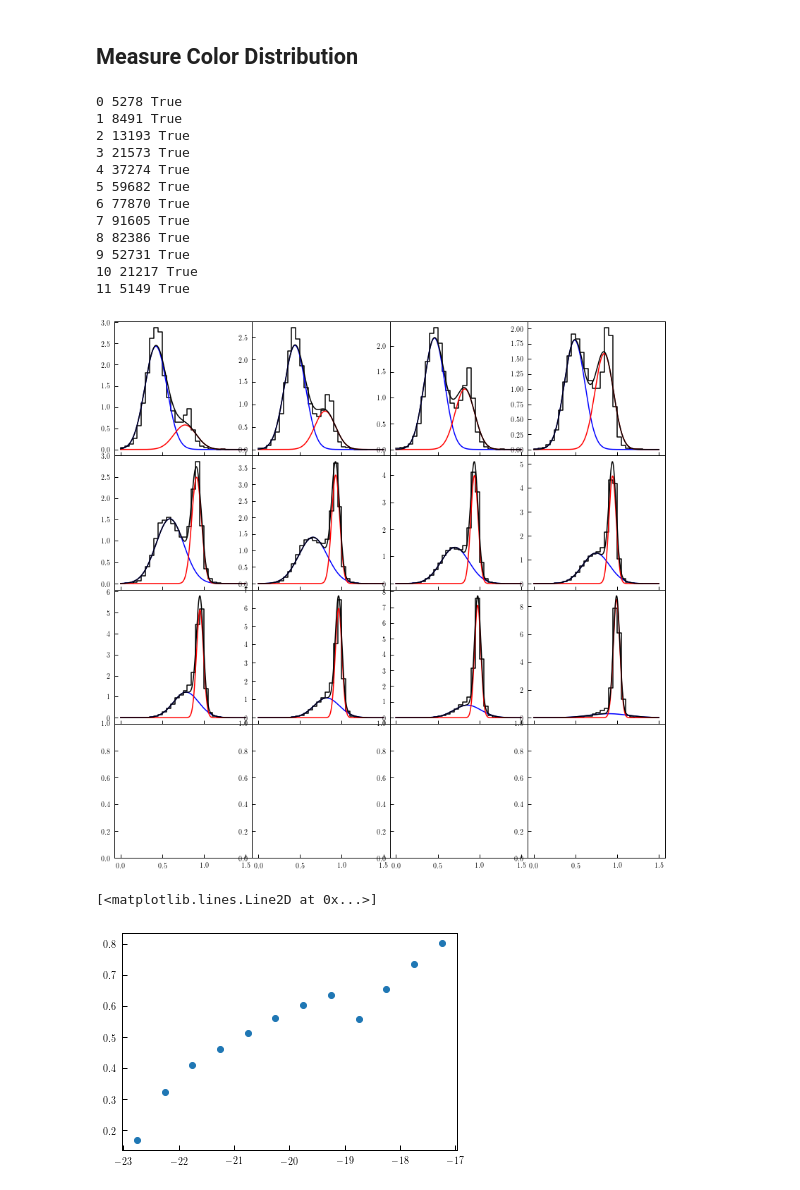
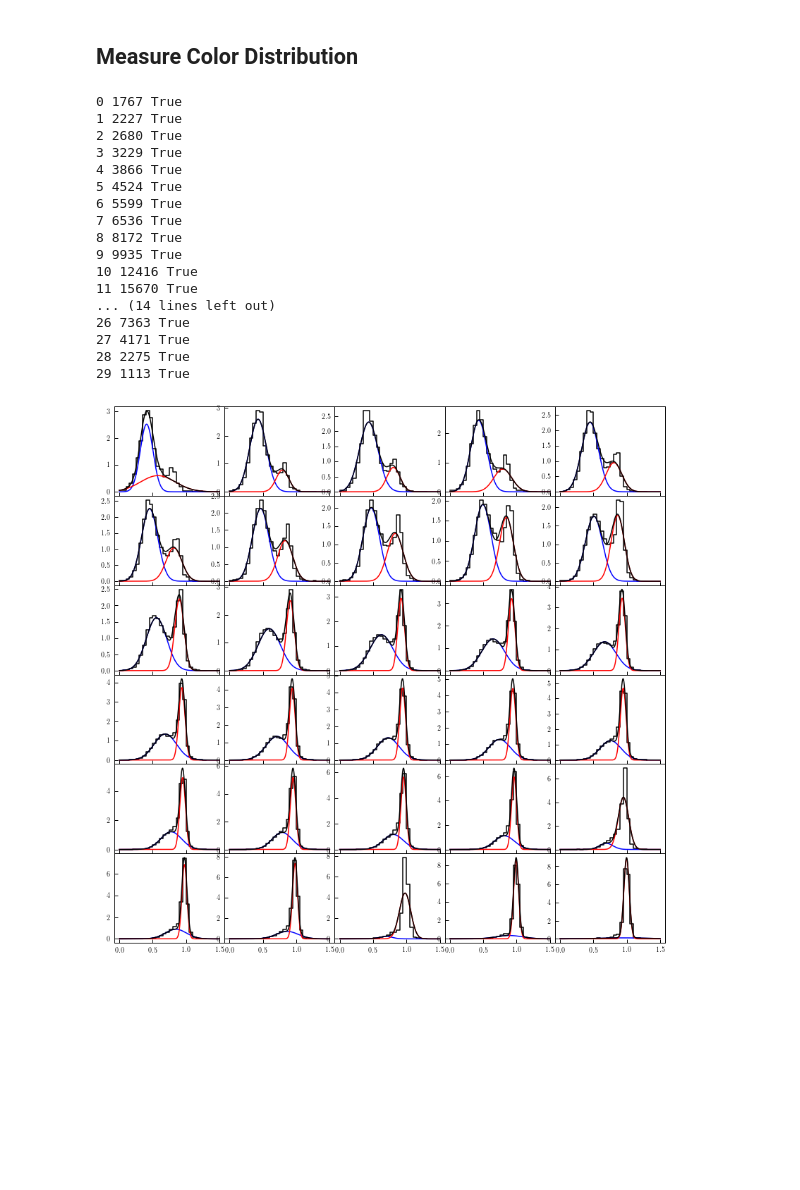
Before and after one commit to duncandc/galaxy_shapes, a Jupyter notebook: sdss_measurements/notebooks/galaxy_color.ipynb, the cells around one changed output. Drawn from its saved outputs; the diff is of its cells as text; code cells hidden in the pictures; blank space fills up the shorter version.

```diff
--- a/sdss_measurements/notebooks/galaxy_color.ipynb
+++ b/sdss_measurements/notebooks/galaxy_color.ipynb
@@ -51,6 +51,6 @@ plt.show()
 # make completeness cut
 from galaxy_shapes.sdss_measurements.estimate_completeness import z_lim
 zz = maximum_redshift(t['ABSMAG_r0.1'], cosmo=cosmo)
-comp_mask = (t['Z'] <= zz)
+comp_mask = (t['Z'] <= zz) & (t['ABSMAG_r0.1']<0) & (t['ABSMAG_r0.1']-t['ABSMAG_r0.1']<1.5)
 t=t[comp_mask]
 color = color[comp_mask]
@@ -57,17 +64,18 @@ color = color[comp_mask]
 # %% [markdown]
 ## Measure Color Distribution
 # %%
-mag_bins = np.arange(-23,-16.9,0.5)[::-1]
+mag_bins = np.arange(-23,-16.9,0.2)[::-1]
 mag_bin_centers = (mag_bins[:-1]+mag_bins[1:])/2.0
 color_bins = np.arange(0,1.4,0.05)
 xsample=np.linspace(0,1.5,1000)
 # %%
 from sklearn.mixture import GaussianMixture
 from scipy.stats import norm
-gmm = GaussianMixture(n_components=2, means_init=[[0.3],[1.0]])
+gmm = GaussianMixture(n_components=2, means_init=[[0.3],[1.0]],
+                      covariance_type='spherical', precisions_init=[1.0/0.1**2, 1.0/0.1**2])
 # %%
 # row and column sharing
-fig, axes = plt.subplots(4, 4, sharex=True, sharey=False, figsize=(14.0,14.0))
+fig, axes = plt.subplots(6, 5, sharex=True, sharey=False, figsize=(14.0,14.0))
 axes = axes.flatten()
 plt.subplots_adjust(wspace=0, hspace=0)
 
@@ -78,52 +86,51 @@ s1s = np.zeros(N)
 s2s = np.zeros(N)
 fs = np.zeros(N)
 for i in range(0,N):
     mask = (t['ABSMAG_r0.1']<mag_bins[i]) & (t['ABSMAG_r0.1']>mag_bins[i+1])
     N = np.sum(mask)
 
     X = color[mask]
     X = X.reshape((N,1))
     res = gmm.fit(X)
     m1, m2 = res.means_
-    s1, s2 = np.sqrt((res.covariances_[0][0], res.covariances_[1][0]))
+    s1, s2 = np.sqrt((res.covariances_[0], res.covariances_[1]))
     f = res.weights_[0]
 
     m1s[i] = m1
     m2s[i] = m2
-    s1s[i] = s1
-    s2s[i] = s2
+    s1s[i] = np.sqrt(s1)
+    s2s[i] = np.sqrt(s2)
     fs[i] = f
 
     counts = np.histogram(color[mask], bins=color_bins)[0]
     counts = 1.0*counts/np.sum(counts)/np.diff(color_bins)
     ax = axes[i]
     ax.step(color_bins[:-1], counts, where='post', color='black')
 
     ax.plot(xsample, f*norm.pdf(xsample, loc=m1, scale=s1), color='blue')
     ax.plot(xsample, (1-f)*norm.pdf(xsample, loc=m2, scale=s2), color='red')
     ax.plot(xsample, f*norm.pdf(xsample, loc=m1, scale=s1)+(1-f)*norm.pdf(xsample, loc=m2, scale=s2), color='black')
 
     print(i, N, res.converged_)
 
 
 plt.show()
 # %% [output]
-0 5278 True
-1 8491 True
-2 13193 True
-3 21573 True
-4 37274 True
-5 59682 True
-6 77870 True
-7 91605 True
-8 82386 True
-9 52731 True
-10 21217 True
-11 5149 True
+0 1767 True
+1 2227 True
+2 2680 True
+3 3229 True
+4 3866 True
+5 4524 True
+6 5599 True
+7 6536 True
+8 8172 True
+9 9935 True
+10 12416 True
+11 15670 True
+... (14 lines left out)
+26 7363 True
+27 4171 True
+28 2275 True
+29 1113 True
-[figure, old version]
+[figure, new version]
-# %%
-plt.plot(mag_bin_centers, fs, 'o')
-plt.xlim()
-# %% [output]
-[<matplotlib.lines.Line2D at 0x...>]
-[figure, removed]
```
Also changed, not shown: parts of 12 cells of this notebook, 1 other file.
